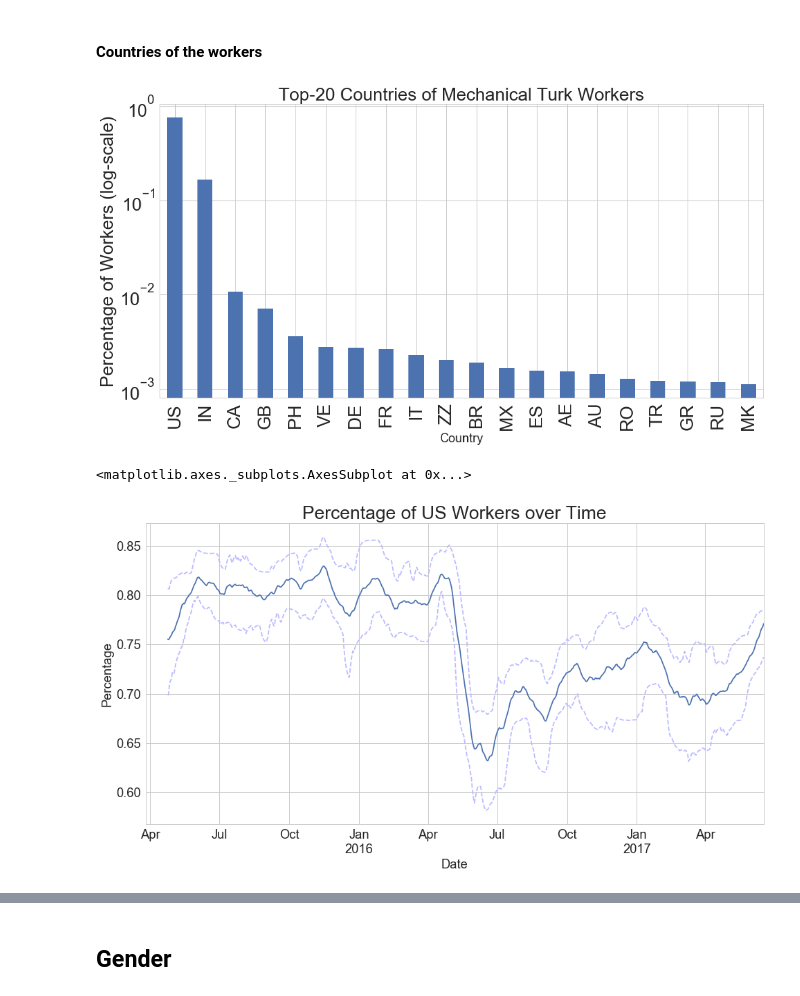
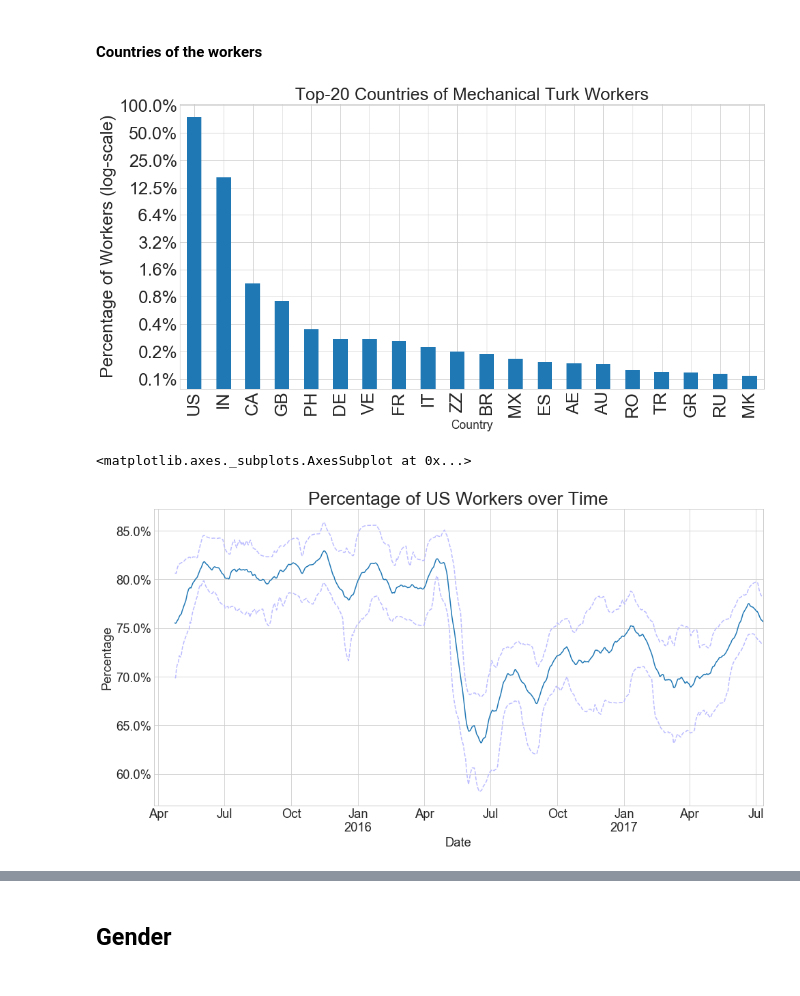
Before and after one commit to ipeirotis/mturk_demographics, a Jupyter notebook: 2_Basic_Demographic_Plots.ipynb, the cells around one changed output, grey strips where cells are left out. Saved outputs shown, nothing was run; the diff lists cells and outputs as text; code cells hidden in the pictures.

```diff
--- a/2_Basic_Demographic_Plots.ipynb
+++ b/2_Basic_Demographic_Plots.ipynb
@@ -135,16 +141,23 @@ mpl.rcParams.update({'font.size': 22})
 #### Countries of the workers
 # %%
 # Let's see the top countries
-country = df['location_country'].value_counts() / len(df)
+country = 100* df['location_country'].value_counts() / len(df)
 # %%
 ax = country.head(20).plot.bar(logy=True, fontsize='large')
 ax.set_title("Top-20 Countries of Mechanical Turk Workers", fontsize='large')
 ax.set_xlabel("Country", fontsize='small')
 ax.set_ylabel("Percentage of Workers (log-scale)", fontsize='large')
+
+fmt = '%.1f%%' # Format you want the ticks, e.g. '40%'
+yticks = mtick.FormatStrFormatter(fmt)
+ax.yaxis.set_major_formatter(yticks)
+ax.set_yticks([0.1, 0.2, 0.4, 0.8, 1.6, 3.2, 6.4, 12.5, 25, 50, 100])
+# ax.yaxis.set_major_formatter(mtick.PercentFormatter())
+
 fig = ax.get_figure()
 fig.savefig('plots/countries.pdf', bbox_inches='tight')
 # %% [output]
-[figure, old version]
+[figure, new version]
 # %%
 country_table = pd.crosstab(index=df.date, columns=df.location_country,
                             values='worker_id', aggfunc=np.count_nonzero, normalize='index')
@@ -182,10 +203,10 @@ def time_plot(data, title, filename, confidence=True, legend=False):
 
     return ax
 # %%
-time_plot(country_table['US'], 'Percentage of US Workers over Time', 'plots/country-us.pdf')
+time_plot(100*country_table['US'], 'Percentage of US Workers over Time', 'plots/country-us.pdf')
 # %% [output]
 <matplotlib.axes._subplots.AxesSubplot at 0x...>
-[figure, old version]
+[figure, new version]
 # %%
 country_table_time = pd.crosstab(index=df.time,
                                  columns=df.location_country,
```
Also changed, not shown: parts of 34 cells of this notebook, 33 other files.
